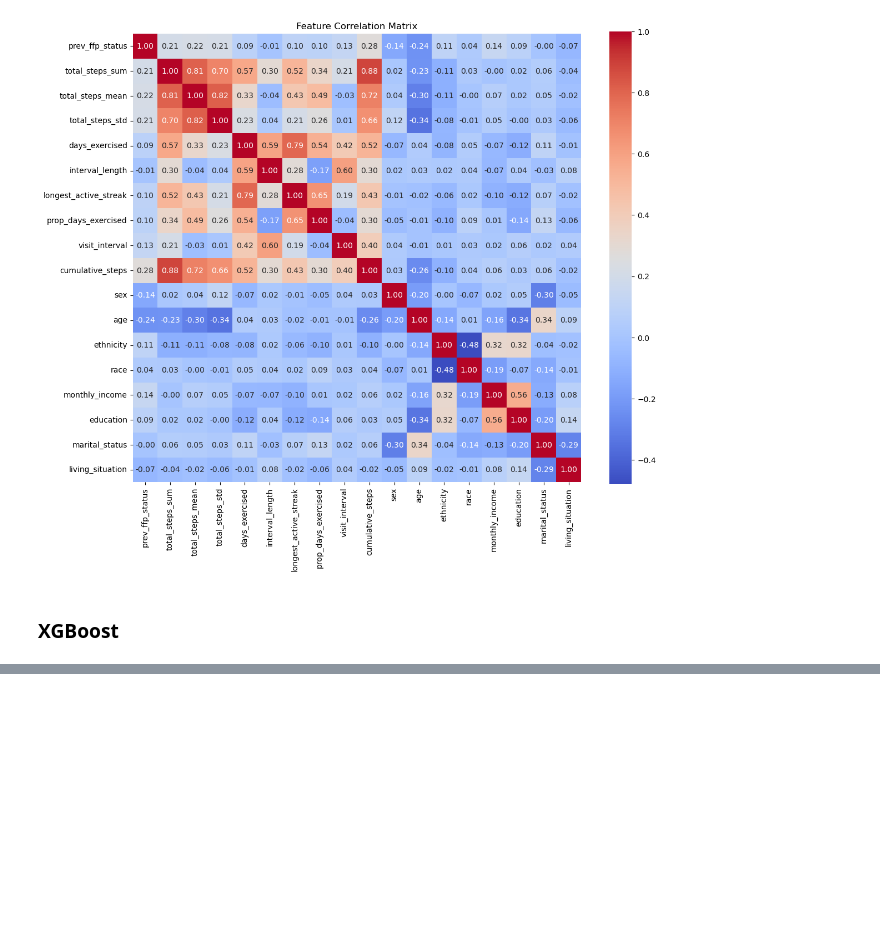
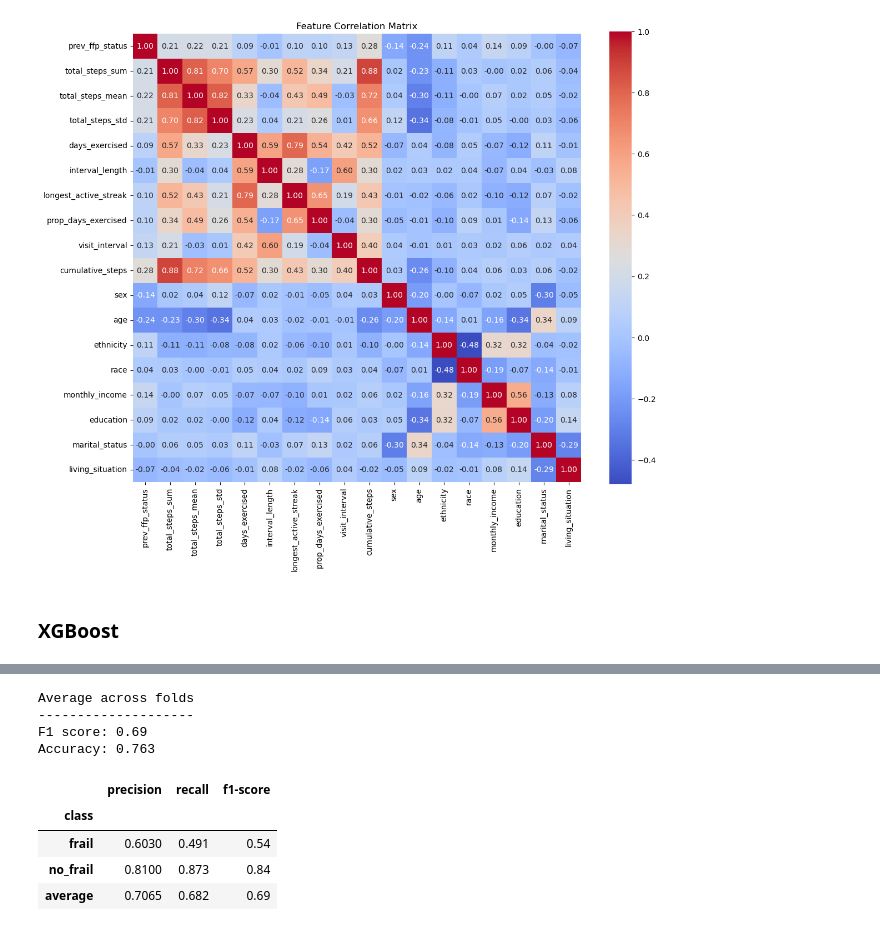
Before and after one commit to OHNLP/activity_tracker, a Jupyter notebook: notebooks/train.ipynb, the cells around one changed output, grey strips where cells are left out. Drawn from its saved outputs; the diff is of its cells as text; code cells hidden in the pictures; blank space fills up the shorter version.

Commit message:
feat: :sparkles: add XGBoost classifier

```diff
--- a/notebooks/train.ipynb
+++ b/notebooks/train.ipynb
@@ -194,0 +211,49 @@ plt.show()
+# %%
+import xgboost as xgb
+
+# Load xgboost
+clf = xgb.XGBClassifier(
+    n_estimators=50,
+    max_depth=3,
+    random_state=42,
+    scale_pos_weight=1,
+    use_label_encoder=False,
+    eval_metric='logloss',
+    n_jobs=-1
+)
+
+skf = StratifiedKFold(n_splits=5, shuffle=True, random_state=42)
+f1_macro_scores = cross_val_score(clf, X, y, cv=skf, scoring='f1_macro')
+accuracy_scores = cross_val_score(clf, X, y, cv=skf, scoring='accuracy')
+
+print("\nAverage across folds")
+print("-"*20)
+print("F1 score:", f1_macro_scores.mean().round(3))
+print("Accuracy:", accuracy_scores.mean().round(3))
+
+reports = []
+for fold, (train_idx, test_idx) in enumerate(skf.split(X, y), 1):
+    X_train, X_test = X.iloc[train_idx], X.iloc[test_idx]
+    y_train, y_test = y[train_idx], y[test_idx]
+    clf.fit(X_train, y_train)
+    y_pred = clf.predict(X_test)
+    report = classification_report(y_test, y_pred, output_dict=True)
+    df_report = pd.DataFrame(report).T.loc[['0', '1'], ['precision', 'recall', 'f1-score']]
+    df_report.index = df_report.index.map({'0': 'frail', '1': 'no_frail'})
+    df_report['fold'] = fold
+    reports.append(df_report)
+
+final_report_df = pd.concat(reports).reset_index().rename(columns={'index': 'class'})
+avg_metrics = final_report_df.groupby('class')[['precision', 'recall', 'f1-score']].mean().round(3)
+avg_metrics.loc['average'] = avg_metrics.mean()
+avg_metrics
+# %% [output]
+Average across folds
+--------------------
+F1 score: 0.69
+Accuracy: 0.763
+|  | precision | recall | f1-score |
+| class |  |  |  |
+| frail | 0.6030 | 0.491 | 0.54 |
+| no_frail | 0.8100 | 0.873 | 0.84 |
+| average | 0.7065 | 0.682 | 0.69 |
```
Also changed, not shown: parts of 1 cell of this notebook, 1 other file.
